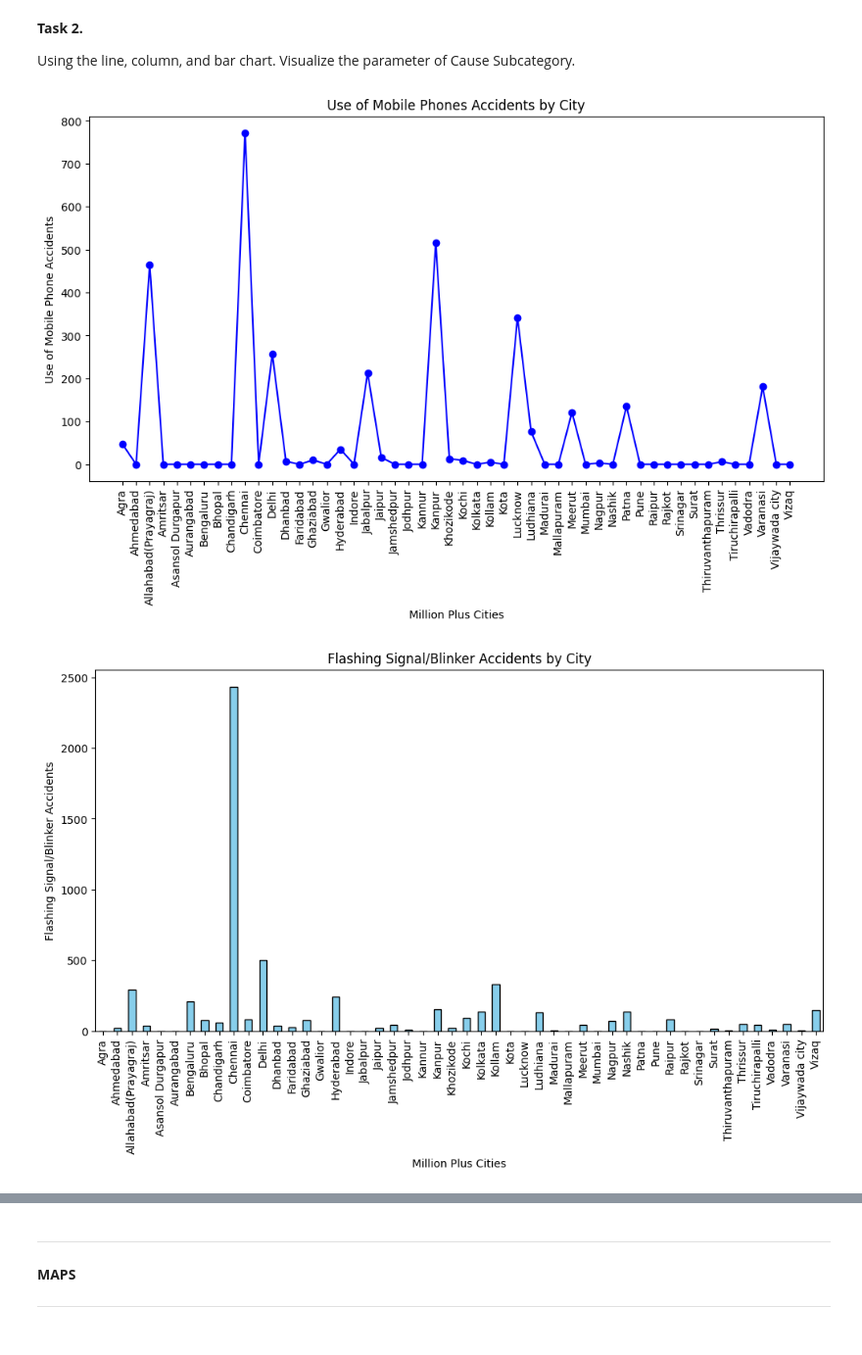
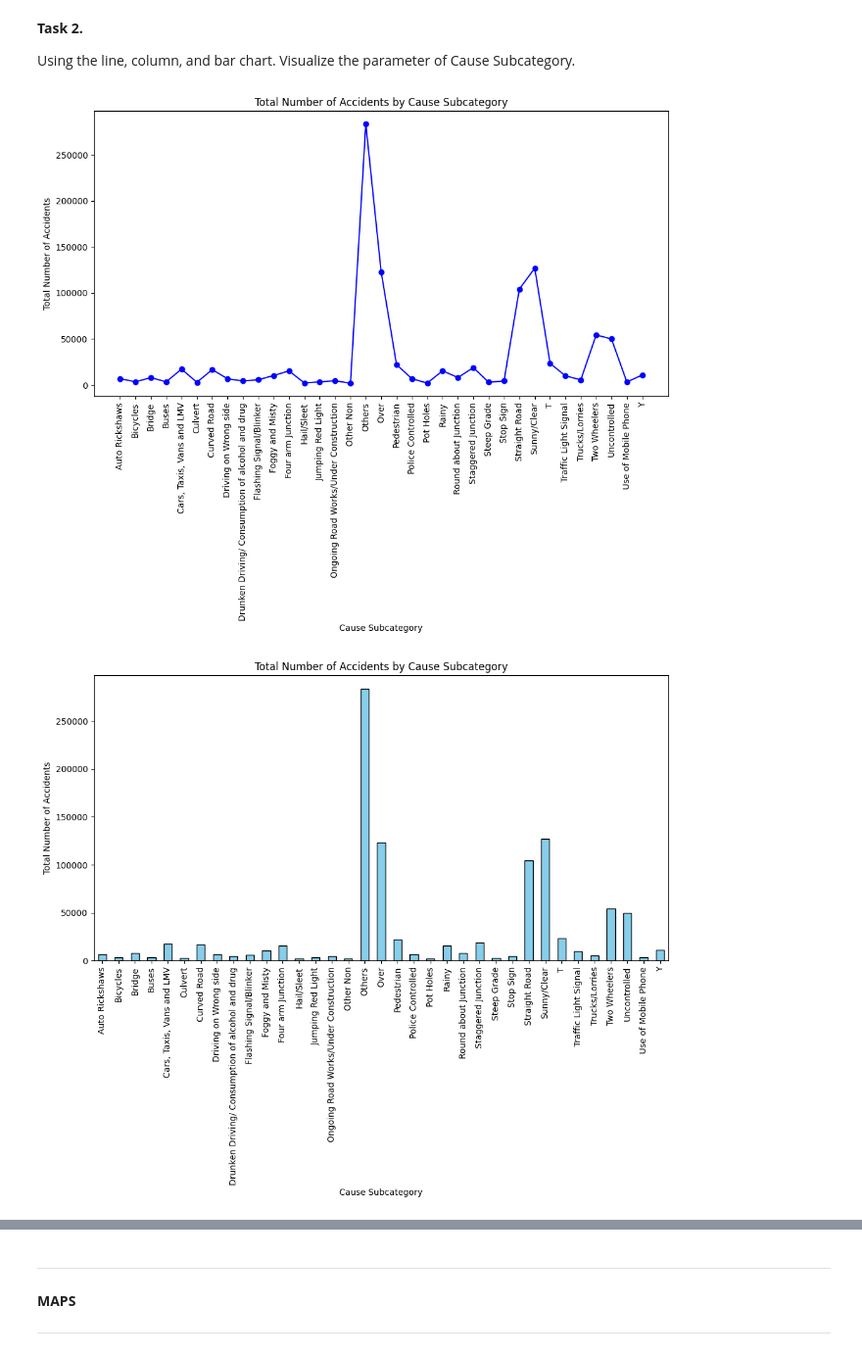
Before and after one commit to christopherfegalan/CPE031_Visualization_and_Data_Analysis, a Jupyter notebook: HoA6_Chart_Type_Fegalan.ipynb, the cells around one changed output, grey strips where cells are left out. Shown at 98% size. Drawn from its saved outputs; the diff is of its cells as text; code cells hidden in the pictures.

```diff
--- a/HoA6_Chart_Type_Fegalan.ipynb
+++ b/HoA6_Chart_Type_Fegalan.ipynb
@@ -346,41 +348,36 @@ plt.show()
 Using the line, column, and bar chart. Visualize the parameter of Cause Subcategory.
 # %%
 #Line Chart
-# Filter only 'Use of Mobile Phone'
-accidents = df[df['Cause Subcategory'] == 'Use of Mobile Phone']
-
-city_trend = accidents.groupby('Million Plus Cities')['Count'].sum()
+# Group by Cause Subcategory and sum counts
+cause_subcategory_counts = df.groupby('Cause Subcategory')['Count'].sum()
 
 plt.figure(figsize=(12, 6))
-plt.plot(city_trend.index, city_trend.values, marker='o', linestyle='-', color='blue')
+plt.plot(cause_subcategory_counts.index, cause_subcategory_counts.values, marker='o', linestyle='-', color='blue')
 
-plt.title('Use of Mobile Phones Accidents by City')
-plt.xlabel('Million Plus Cities')
-plt.ylabel('Use of Mobile Phone Accidents')
+plt.title('Total Number of Accidents by Cause Subcategory')
+plt.xlabel('Cause Subcategory')
+plt.ylabel('Total Number of Accidents')
 
 # Rotate x-axis labels for readability
 plt.xticks(rotation=90)
 
 # Show chart
 plt.show()
 # %% [output]
-[figure, old version]
+[figure, new version]
 # %%
 #Column Chart
-# Filter only 'Flashing Signal/Blinker'
-accidents = df[df['Cause Subcategory'] == 'Flashing Signal/Blinker']
-
-# Group by City and sum counts
-city_counts = accidents.groupby('Million Plus Cities')['Count'].sum()
+# Group by Cause Subcategory and sum counts
+cause_subcategory_counts = df.groupby('Cause Subcategory')['Count'].sum()
 
 # Plot column chart (vertical bars)
 plt.figure(figsize=(12, 6))
-city_counts.plot(kind='bar', color='skyblue', edgecolor='black')
+cause_subcategory_counts.plot(kind='bar', color='skyblue', edgecolor='black')
 
 # Add labels and title
-plt.title('Flashing Signal/Blinker Accidents by City')
-plt.xlabel('Million Plus Cities')
-plt.ylabel('Flashing Signal/Blinker Accidents')
+plt.title('Total Number of Accidents by Cause Subcategory')
+plt.xlabel('Cause Subcategory')
+plt.ylabel('Total Number of Accidents')
 
 # Rotate x-axis labels for readability
 plt.xticks(rotation=90)
@@ -388,6 +385,6 @@ plt.xticks(rotation=90)
 # Show chart
 plt.show()
 # %% [output]
-[figure, old version]
+[figure, new version]
 # %%
 #Bar Chart
```
Also changed, not shown: parts of 9 cells of this notebook.
